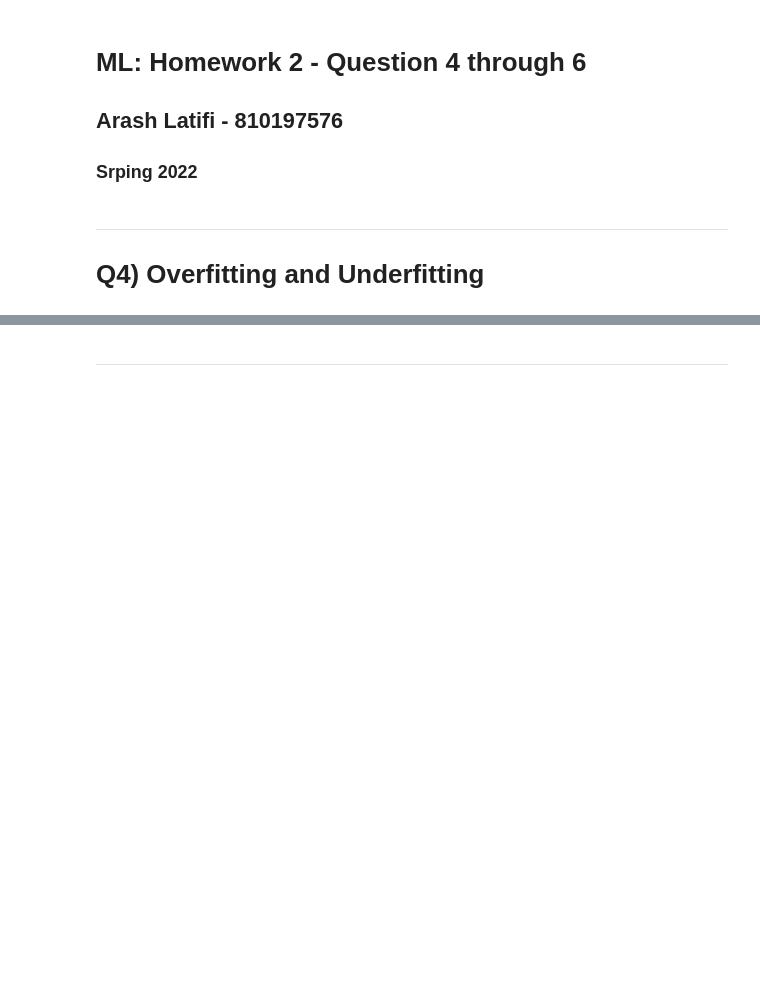
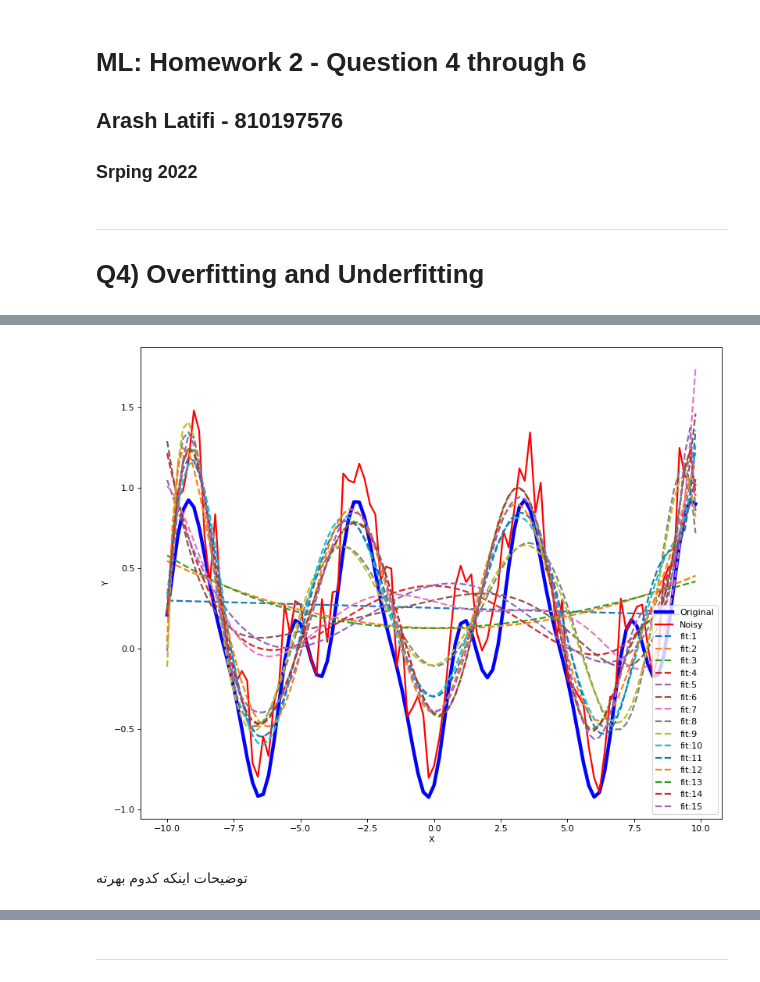
Before and after one commit to Arashlf/UT_ML_Course, a Jupyter notebook: Homework2/Q4-6.ipynb, the cells around one changed output, grey strips where cells are left out. Saved outputs shown, nothing was run; the diff lists cells and outputs as text; code cells hidden in the pictures; blank space fills up the shorter version.

```diff
--- a/Homework2/Q4-6.ipynb
+++ b/Homework2/Q4-6.ipynb
@@ -11,0 +54,14 @@ Q4
+# %%
+plt.figure(figsize=(12, 10), dpi=80)
+plt.plot(x, y, linewidth = 4, label = "Original", color = 'blue')
+plt.plot(x, y2, linewidth = 2, label = "Noisy", color = 'red')
+for i in range(15):
+    plt.plot(x, yt2[i], linestyle = 'dashed', linewidth = 2, label = "fit:"+str(i+1))
+plt.xlabel('X')
+plt.ylabel('Y')
+plt.legend(loc ="lower right")
+plt.show()
+# %% [output]
+[figure, added]
+# %% [markdown]
+توضیحات اینکه کدوم بهرته
```
Also changed, not shown: parts of 13 cells of this notebook.
